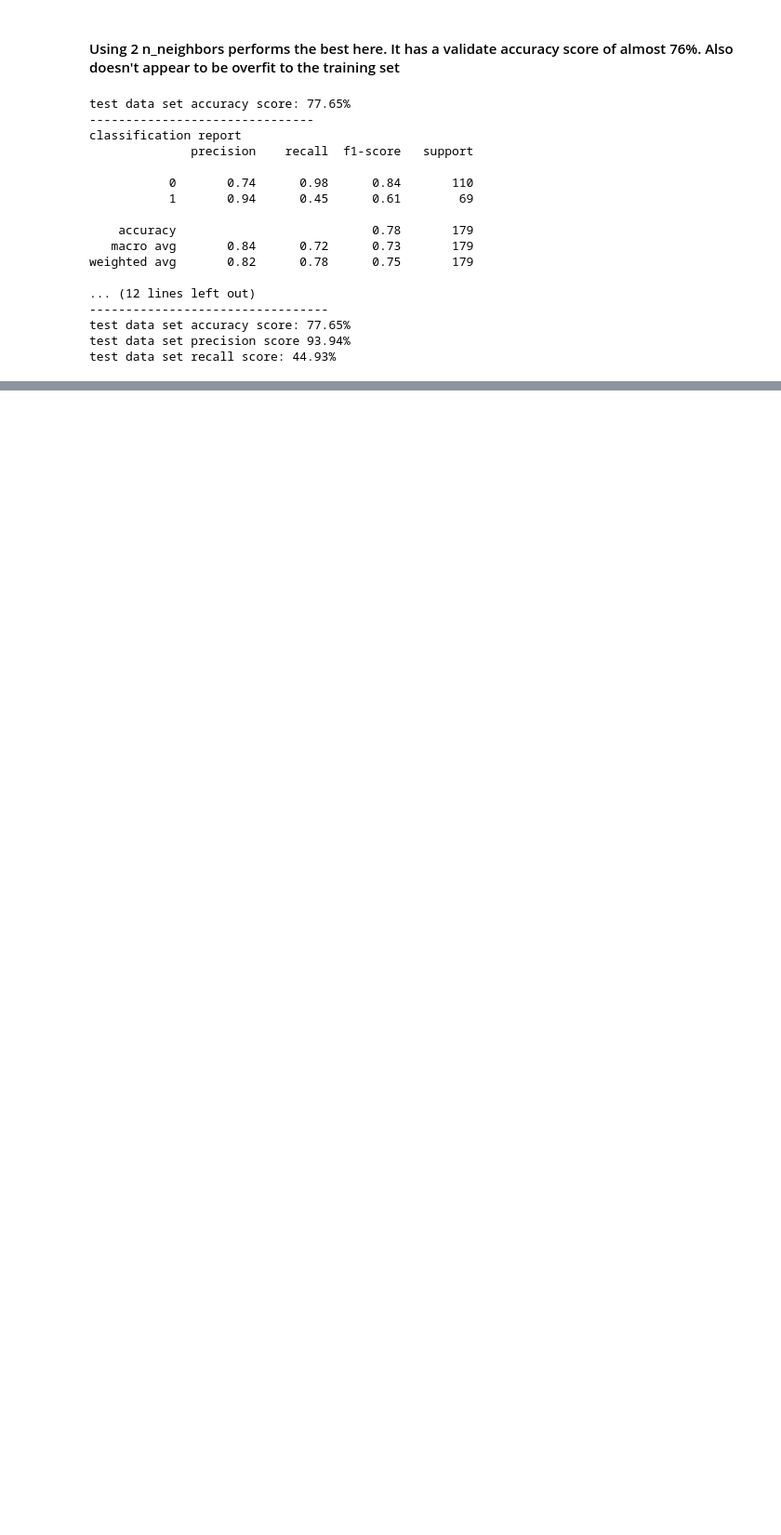
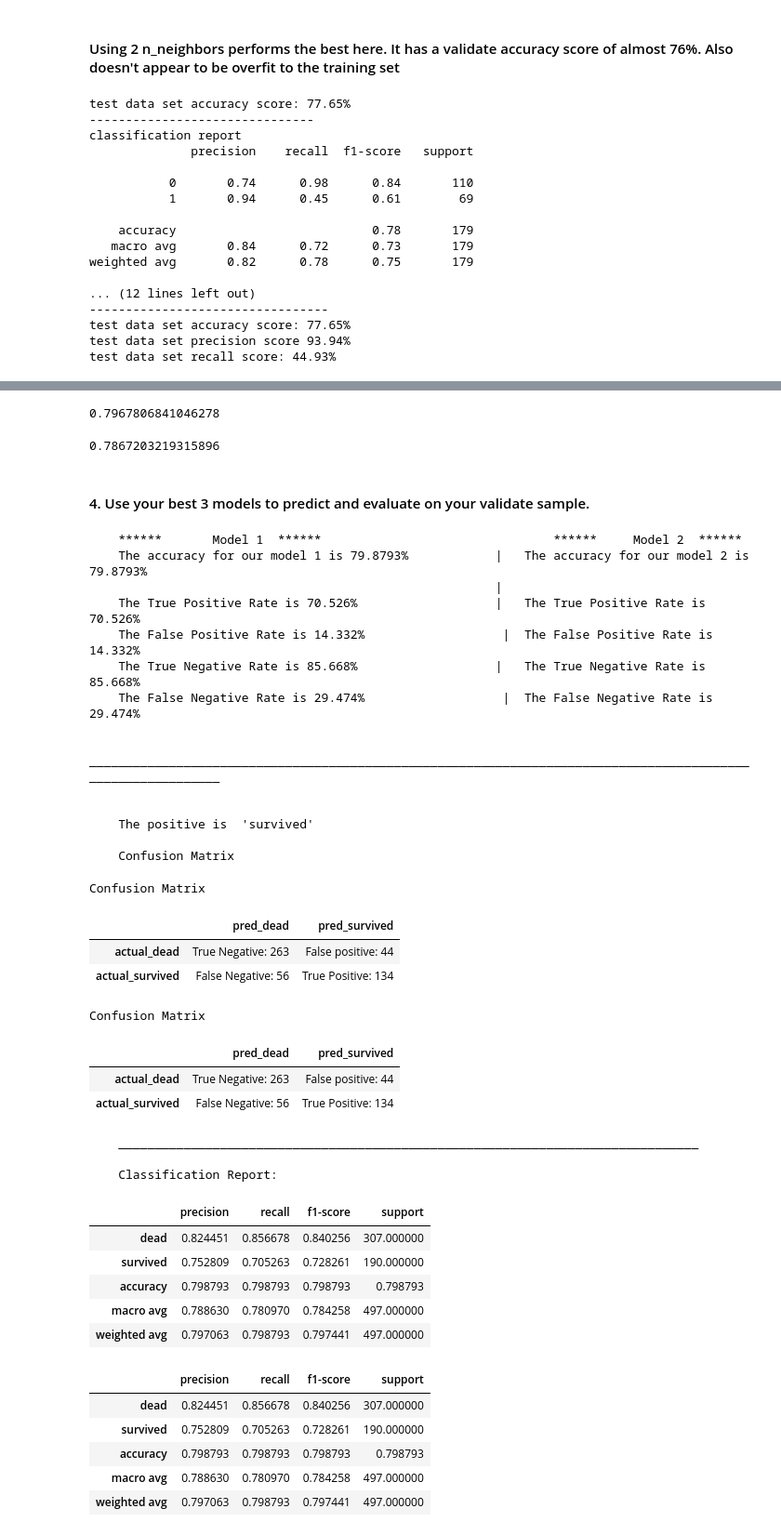
Before and after one commit to HeatherOrtegaMcMillan/classification-exercises, a Jupyter notebook: model.ipynb, the cells around one changed output, grey strips where cells are left out. Shown: that part at 93% size. Drawn from its saved outputs; the diff is of its cells as text; code cells hidden in the pictures; blank space fills up the shorter version.

```diff
--- a/model.ipynb
+++ b/model.ipynb
@@ -986,0 +1051,11 @@ test data set recall score: 44.93%
+# %%
+# recreate X/ys
+X_cols = ['fare', 'pclass', 'age', 'sex_male']
+y_col = 'survived'
+
+#use function in prepare file to get columns into X/y tvs
+X_train, y_train, X_validate, y_validate, X_test, y_test = prepare.all_aboard_the_X_train(X_cols, y_col, train, validate, test)
+# %%
+logmodel2 = LogisticRegression(random_state=123)
+logmodel2.fit(X_train, y_train)
+logmodel2.score(X_train, y_train)
@@ -986,0 +1068,14 @@ test data set recall score: 44.93%
+# %%
+logmodel3 = LogisticRegression(C = 1, class_weight={0:50, 1:50}, random_state=123)
+logmodel3.fit(X_train, y_train)
+logmodel3.score(X_train, y_train)
+# %% [output]
+0.7967806841046278
+# %%
+logmodel4 = LogisticRegression(class_weight={0:1, 1:2}, random_state = 123)
+logmodel4.fit(X_train, y_train)
+logmodel4.score(X_train, y_train)
+# %% [output]
+0.7867203219315896
+# %% [markdown]
+#### 4. Use your best 3 models to predict and evaluate on your validate sample.
@@ -986,0 +1085,40 @@ test data set recall score: 44.93%
+# %%
+mf.compare(logmodel2, logmodel2, X_train, y_train)
+# %% [output]
+    ******       Model 1  ******                                ******     Model 2  ******
+    The accuracy for our model 1 is 79.8793%            |   The accuracy for our model 2 is 79.8793%
+                                                        |
+    The True Positive Rate is 70.526%                   |   The True Positive Rate is 70.526%
+    The False Positive Rate is 14.332%                   |  The False Positive Rate is 14.332%
+    The True Negative Rate is 85.668%                   |   The True Negative Rate is 85.668%
+    The False Negative Rate is 29.474%                   |  The False Negative Rate is 29.474%
+
+    _____________________________________________________________________________________________________________
+
+
+    The positive is  'survived'
+
+    Confusion Matrix
+Confusion Matrix
+|  | pred_dead | pred_survived |
+| actual_dead | True Negative: 263 | False positive: 44 |
+| actual_survived | False Negative: 56 | True Positive: 134 |
+Confusion Matrix
+|  | pred_dead | pred_survived |
+| actual_dead | True Negative: 263 | False positive: 44 |
+| actual_survived | False Negative: 56 | True Positive: 134 |
+    ________________________________________________________________________________
+
+    Classification Report:
+|  | precision | recall | f1-score | support |
+| dead | 0.824451 | 0.856678 | 0.840256 | 307.000000 |
+| survived | 0.752809 | 0.705263 | 0.728261 | 190.000000 |
+| accuracy | 0.798793 | 0.798793 | 0.798793 | 0.798793 |
+| macro avg | 0.788630 | 0.780970 | 0.784258 | 497.000000 |
+| weighted avg | 0.797063 | 0.798793 | 0.797441 | 497.000000 |
+|  | precision | recall | f1-score | support |
+| dead | 0.824451 | 0.856678 | 0.840256 | 307.000000 |
+| survived | 0.752809 | 0.705263 | 0.728261 | 190.000000 |
+| accuracy | 0.798793 | 0.798793 | 0.798793 | 0.798793 |
+| macro avg | 0.788630 | 0.780970 | 0.784258 | 497.000000 |
+| weighted avg | 0.797063 | 0.798793 | 0.797441 | 497.000000 |
```
Also changed, not shown: parts of 19 cells of this notebook.
